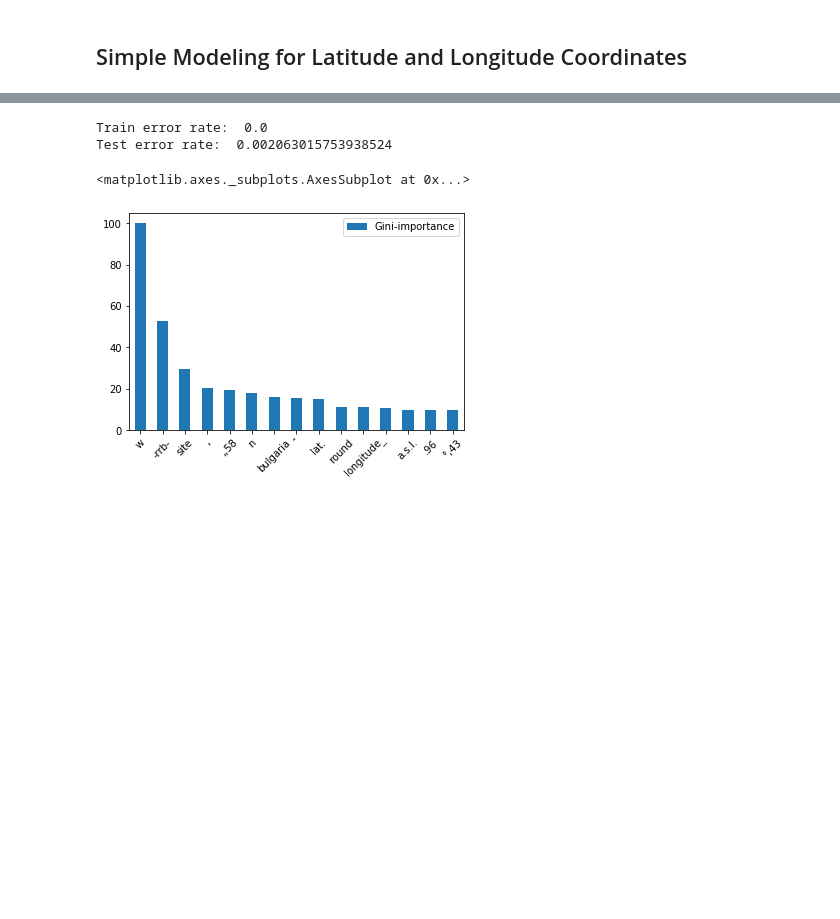
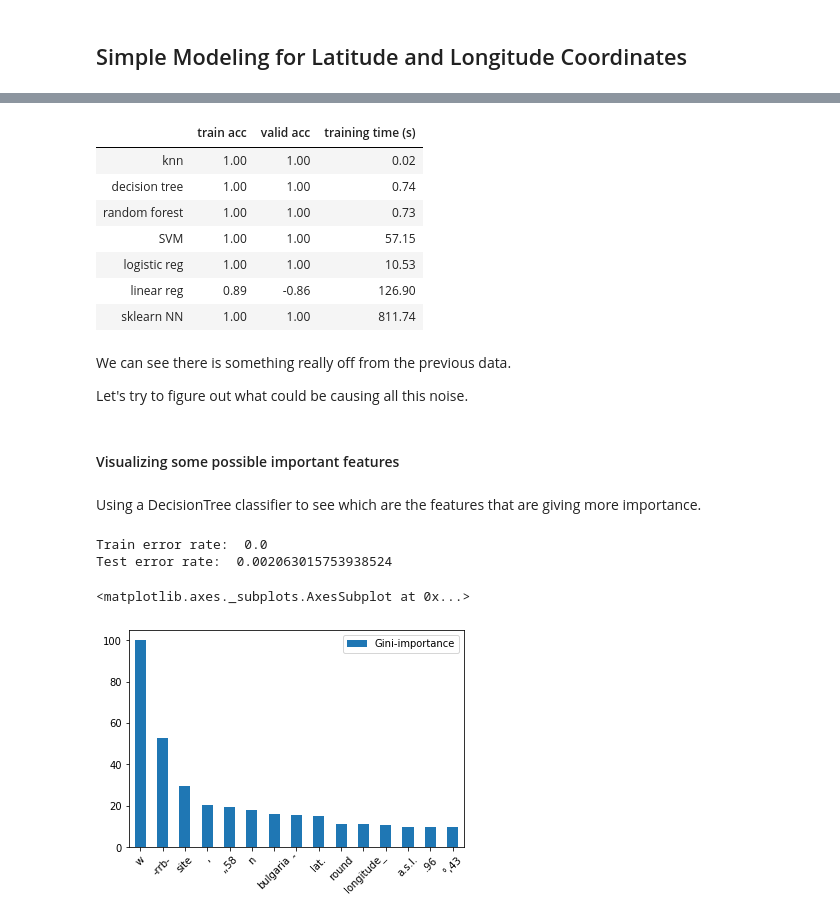
Before and after one commit to throughput-ec/UnacquiredSites, a Jupyter notebook: ML_Record_Mining_JN.ipynb, the cells around one changed output, grey strips where cells are left out. Saved outputs shown, nothing was run; the diff lists cells and outputs as text; code cells hidden in the pictures; blank space fills up the shorter version.

Commit message:
added modeling to nb

```diff
--- a/ML_Record_Mining_JN.ipynb
+++ b/ML_Record_Mining_JN.ipynb
@@ -471,0 +432,14 @@ print(clf.predict(sentence_test))
+# %%
+# Translate words to vectors
+# This model can add stopwords, punctuation, etc.
+# For now, use all words.
+vec = CountVectorizer(min_df=2,
+                      tokenizer=nltk.word_tokenize)
+
+# Fit and transform training
+X_train = vec.fit_transform(data_train['words_as_string'])
+y_train = data_train['has_both_lat_long_int']
+
+# Transform test data without fitting
+X_test = vec.transform(df_test['words_as_string'])
+y_test = df_test['bool']
@@ -471,0 +448,23 @@ print(clf.predict(sentence_test))
+# %%
+classifiers = {
+    'knn'           : KNeighborsClassifier(),
+    'decision tree' : DecisionTreeClassifier(random_state = 0, max_depth = 15),
+    'random forest' : RandomForestClassifier(n_estimators = 10),
+    'SVM'           : SVC(C = 100, gamma = "scale"),
+    'logistic reg'  : LogisticRegression(solver="lbfgs", max_iter = 10000),
+    'linear reg'    : LinearRegression(),
+    'sklearn NN'    : MLPClassifier()
+}
+# %%
+train_scores = dict()
+test_scores = dict()
+training_times = dict()
+
+for classifier_name, classifier_obj in classifiers.items():
+    print("Fitting", classifier_name)
+    t = time.time()
+    classifier_obj.fit(X_train, y_train)
+
+    training_times[classifier_name] = time.time() - t
+    train_scores[classifier_name] = classifier_obj.score(X_train, y_train)
+    test_scores[classifier_name] = classifier_obj.score(X_test, y_test)
@@ -472 +479,25 @@ print(clf.predict(sentence_test))
+# %%
+pd.options.display.float_format = '{:,.2f}'.format
+
+data = {"train acc": train_scores, "valid acc" : test_scores, "training time (s)" : training_times}
+df = pd.DataFrame(data, columns = data.keys())
+df.index = list(classifiers.keys())
+df
+# %% [output]
+|  | train acc | valid acc | training time (s) |
+| knn | 1.00 | 1.00 | 0.02 |
+| decision tree | 1.00 | 1.00 | 0.74 |
+| random forest | 1.00 | 1.00 | 0.73 |
+| SVM | 1.00 | 1.00 | 57.15 |
+| logistic reg | 1.00 | 1.00 | 10.53 |
+| linear reg | 0.89 | -0.86 | 126.90 |
+| sklearn NN | 1.00 | 1.00 | 811.74 |
+# %% [markdown]
+We can see there is something really off from the previous data.
+
+Let's try to figure out what could be causing all this noise.
+# %% [markdown]
+#### Visualizing some possible important features
+# %% [markdown]
+Using a DecisionTree classifier to see which are the features that are giving more importance.
 # %%
```
Also changed, not shown: parts of 19 cells of this notebook.
